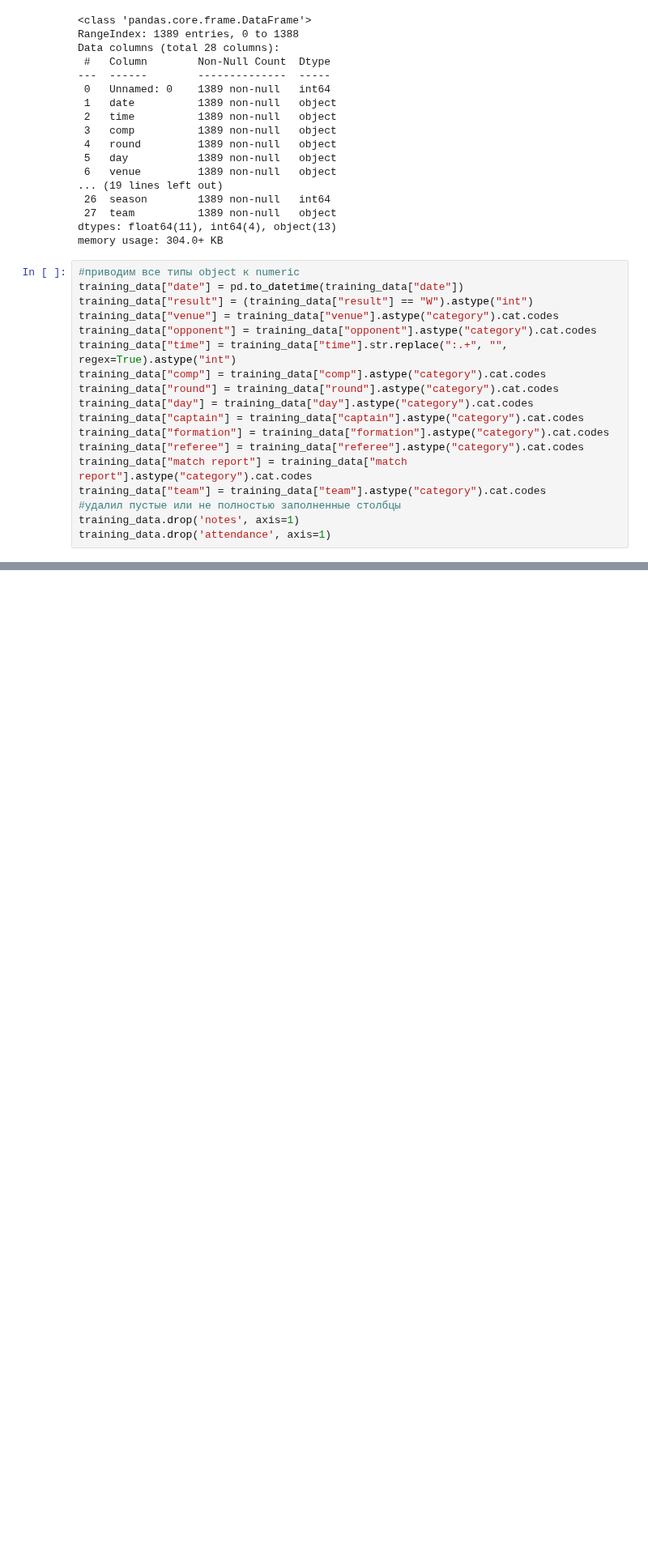
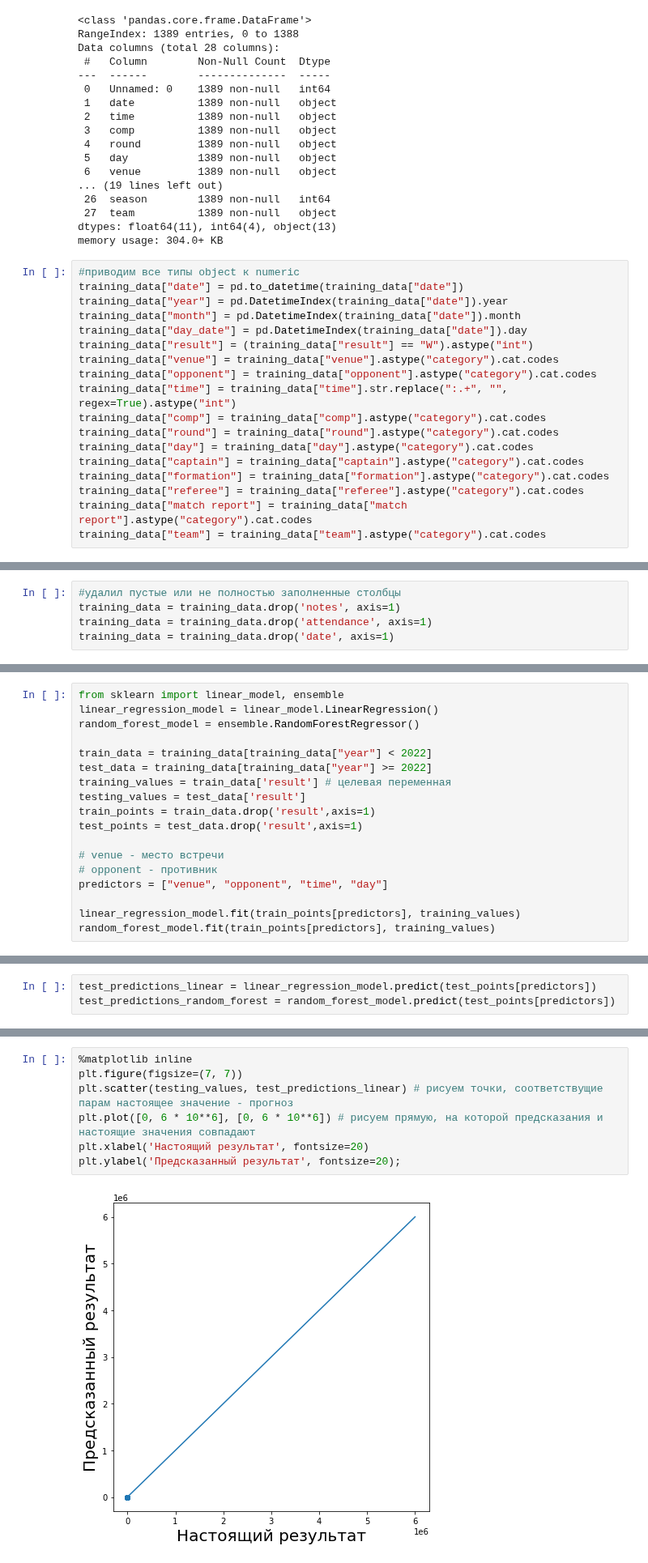
Before and after one commit to s4kh4rov/BMIL, a Jupyter notebook: lab_3.ipynb, the cells around one changed output, grey strips where cells are left out. Shown at 81% size. Cells and saved outputs as stored; diff of their text form; blank space fills up the shorter version.

```diff
--- a/lab_3.ipynb
+++ b/lab_3.ipynb
@@ -49,6 +49,9 @@ memory usage: 304.0+ KB
 # %%
 #приводим все типы object к numeric
 training_data["date"] = pd.to_datetime(training_data["date"])
+training_data["year"] = pd.DatetimeIndex(training_data["date"]).year
+training_data["month"] = pd.DatetimeIndex(training_data["date"]).month
+training_data["day_date"] = pd.DatetimeIndex(training_data["date"]).day
 training_data["result"] = (training_data["result"] == "W").astype("int")
 training_data["venue"] = training_data["venue"].astype("category").cat.codes
 training_data["opponent"] = training_data["opponent"].astype("category").cat.codes
@@ -61,6 +64,3 @@ training_data["formation"] = training_data["formation"].astype("category").cat.c
 training_data["referee"] = training_data["referee"].astype("category").cat.codes
 training_data["match report"] = training_data["match report"].astype("category").cat.codes
 training_data["team"] = training_data["team"].astype("category").cat.codes
-#удалил пустые или не полностью заполненные столбцы
-training_data.drop('notes', axis=1)
-training_data.drop('attendance', axis=1)
@@ -81,3 +67,8 @@ training_data.drop('attendance', axis=1)
+# %%
+#удалил пустые или не полностью заполненные столбцы
+training_data = training_data.drop('notes', axis=1)
+training_data = training_data.drop('attendance', axis=1)
+training_data = training_data.drop('date', axis=1)
 # %%
 training_data.info()
 # %% [output]
@@ -123,0 +92,18 @@ linear_regression_model.fit(training_points, training_values)
+# %%
+from sklearn import linear_model, ensemble
+linear_regression_model = linear_model.LinearRegression()
+random_forest_model = ensemble.RandomForestRegressor()
+
+train_data = training_data[training_data["year"] < 2022]
+test_data = training_data[training_data["year"] >= 2022]
+training_values = train_data['result'] # целевая переменная
+testing_values = test_data['result']
+train_points = train_data.drop('result',axis=1)
+test_points = test_data.drop('result',axis=1)
+
+# venue - место встречи
+# opponent - противник
+predictors = ["venue", "opponent", "time", "day"]
+
+linear_regression_model.fit(train_points[predictors], training_values)
+random_forest_model.fit(train_points[predictors], training_values)
@@ -123,0 +112,3 @@ linear_regression_model.fit(training_points, training_values)
+# %%
+test_predictions_linear = linear_regression_model.predict(test_points[predictors])
+test_predictions_random_forest = random_forest_model.predict(test_points[predictors])
@@ -123,0 +117,9 @@ linear_regression_model.fit(training_points, training_values)
+# %%
+%matplotlib inline
+plt.figure(figsize=(7, 7))
+plt.scatter(testing_values, test_predictions_linear) # рисуем точки, соответствущие парам настоящее значение - прогноз
+plt.plot([0, 6 * 10**6], [0, 6 * 10**6]) # рисуем прямую, на которой предсказания и настоящие значения совпадают
+plt.xlabel('Настоящий результат', fontsize=20)
+plt.ylabel('Предсказанный результат', fontsize=20);
+# %% [output]
+[figure, added]
```
Also changed, not shown: parts of 11 cells of this notebook.
